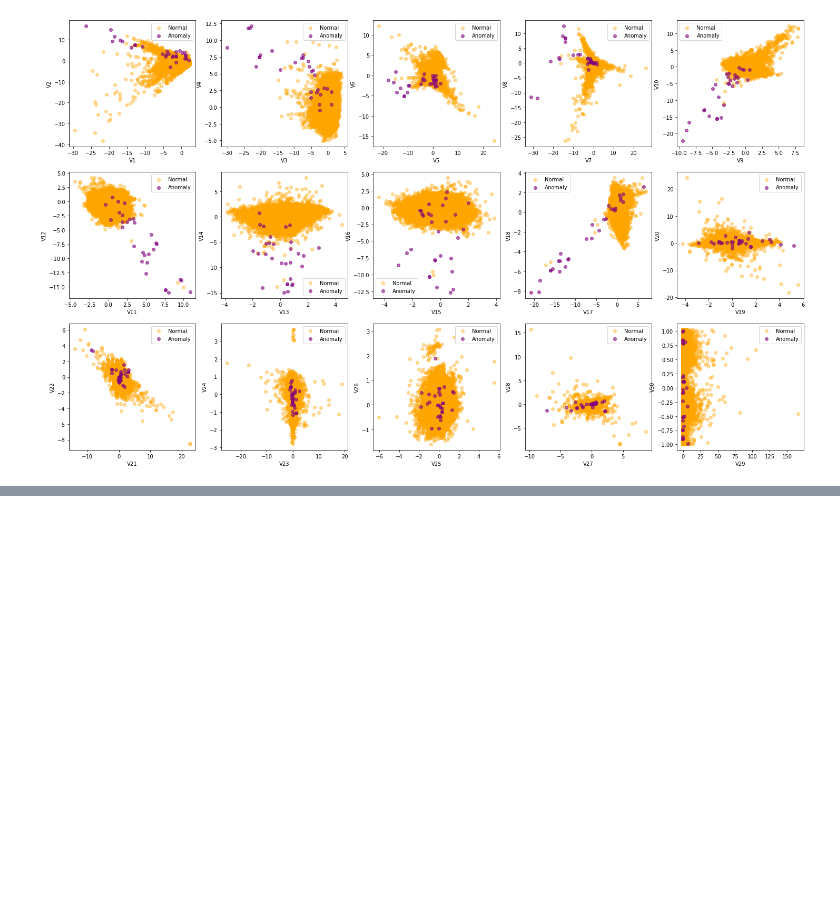
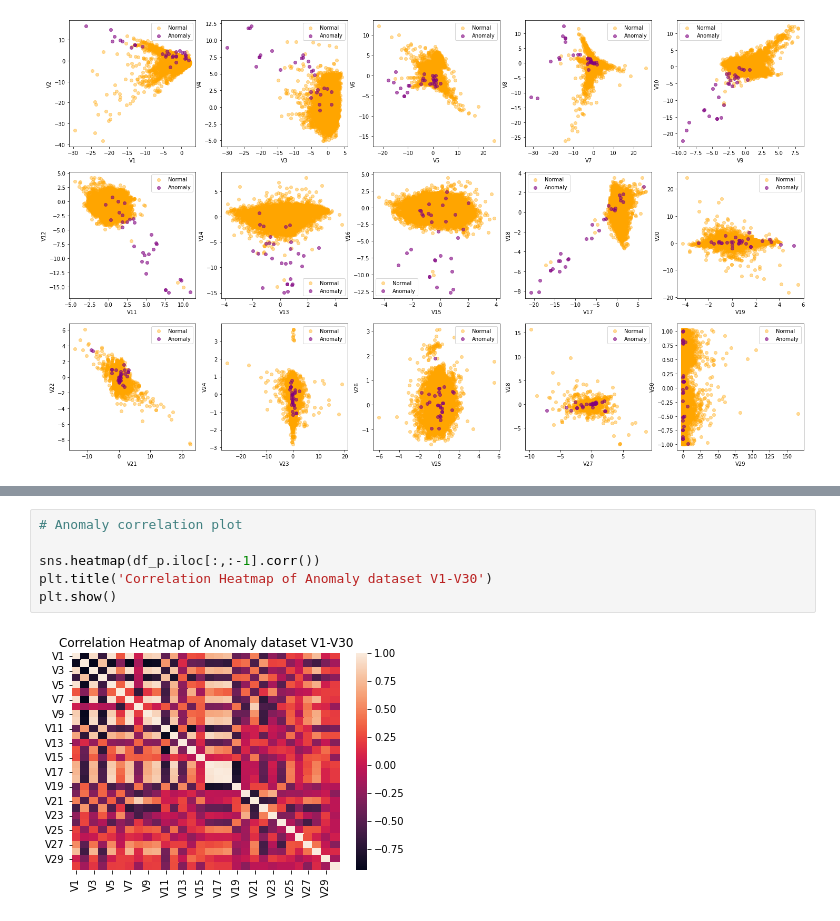
Before and after one commit to ddangchani/dacon_FraudDetection, a Jupyter notebook: EDA.ipynb, the cells around one changed output, grey strips where cells are left out. Drawn from its saved outputs; the diff is of its cells as text; blank space fills up the shorter version.

```diff
--- a/EDA.ipynb
+++ b/EDA.ipynb
@@ -109,0 +123,8 @@ plt.show()
+# %%
+# Anomaly correlation plot
+
+sns.heatmap(df_p.iloc[:,:-1].corr())
+plt.title('Correlation Heatmap of Anomaly dataset V1-V30')
+plt.show()
+# %% [output]
+[figure, added]
```
Also changed, not shown: parts of 3 cells of this notebook, 1 other file.
